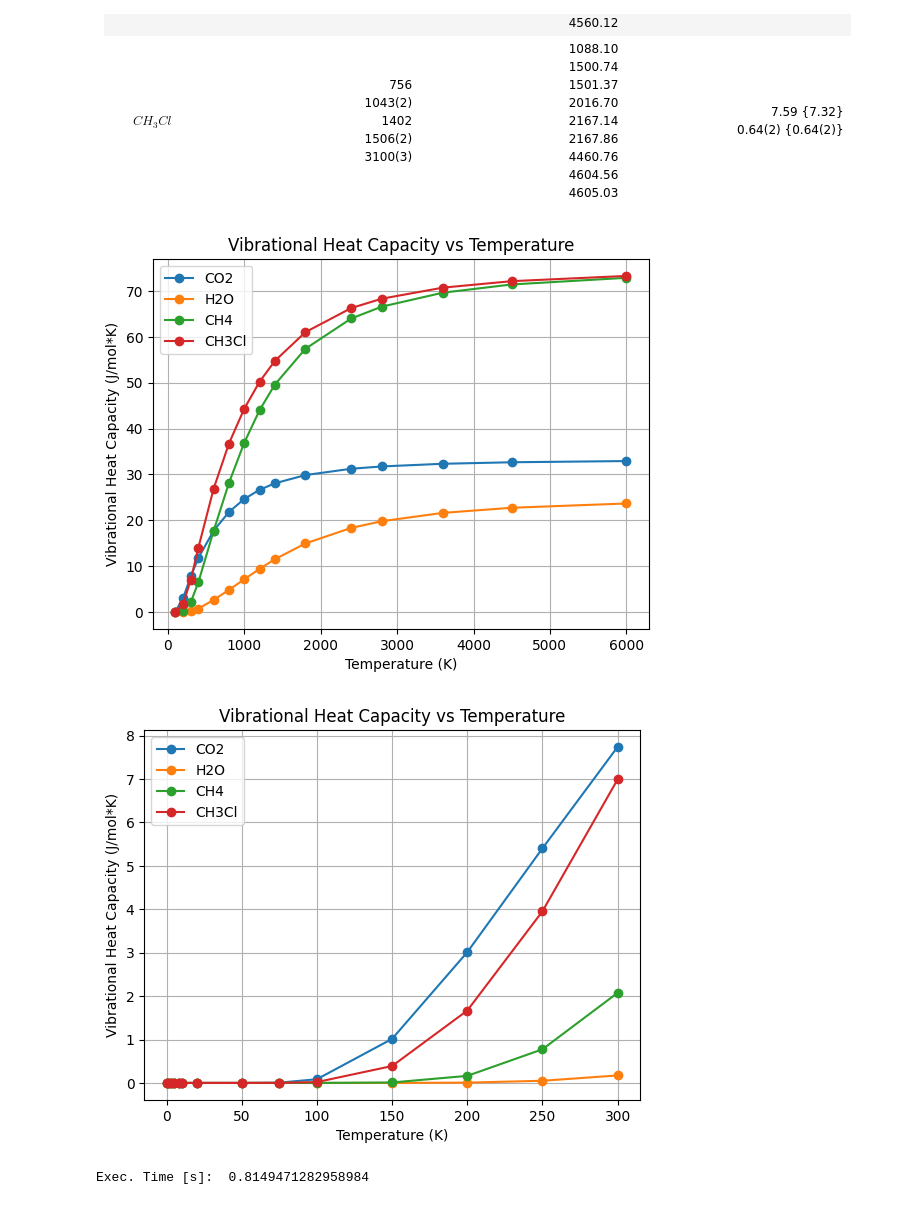
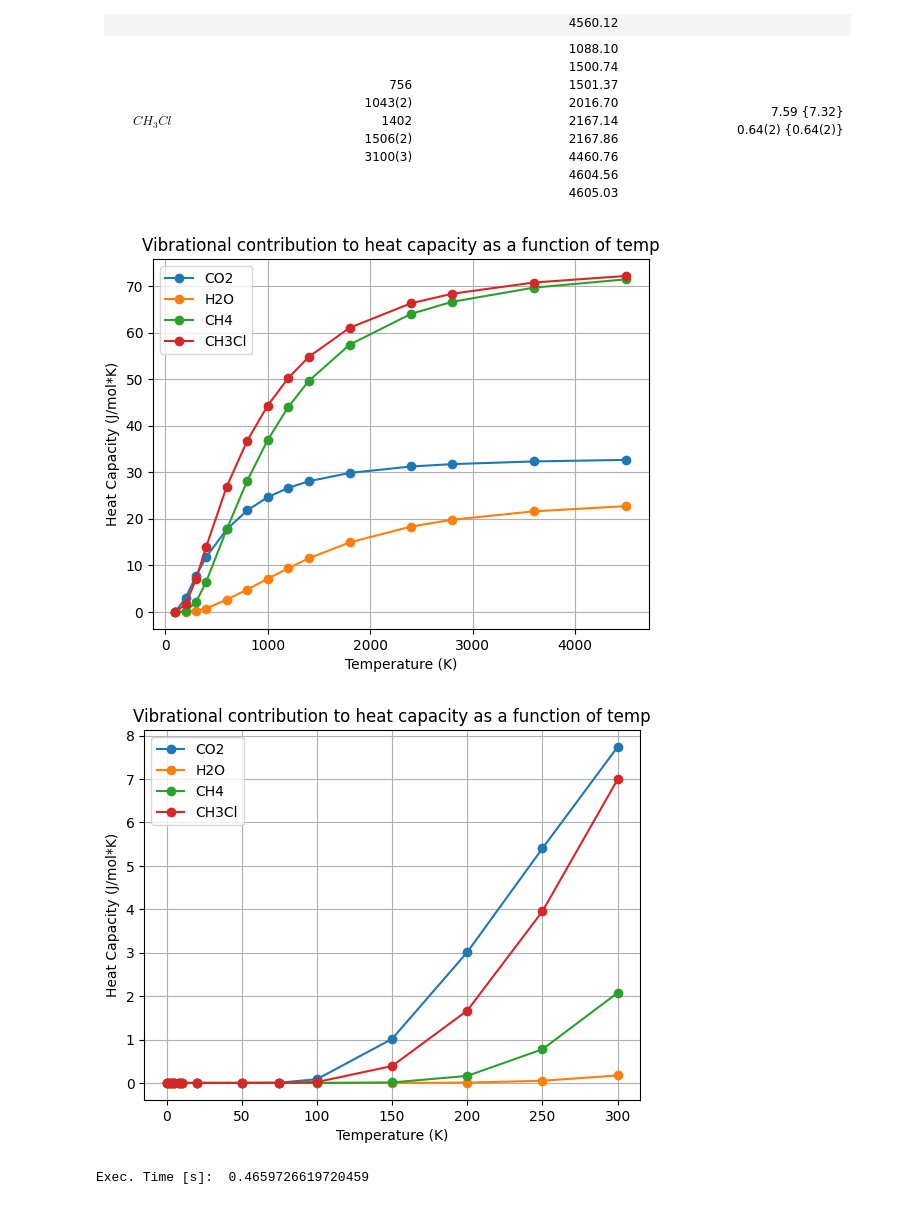
Before and after one commit to denny190/pchem_iv, a Jupyter notebook: Berdar_L04_qm_calc_freq.ipynb, the cells around one changed output. Cells and saved outputs as stored; diff of their text form; code cells hidden in the pictures.

```diff
--- a/Berdar_L04_qm_calc_freq.ipynb
+++ b/Berdar_L04_qm_calc_freq.ipynb
@@ -203,36 +202,36 @@ def plot_vibrational_heat_capacity(molecule_data, temperatures):
             c_vib = vibrational_heat_capacity(theta, temp)
             c_vib_plot.append(c_vib)
         heat_capacity_data[molecule_name] = c_vib_plot
 
     for molecule_name, c_vib_values in heat_capacity_data.items():
         plt.plot(temperatures, c_vib_values, marker='o', label=molecule_name)
 
     plt.legend()
     plt.grid(True)
     plt.xlabel('Temperature (K)')
-    plt.ylabel('Vibrational Heat Capacity (J/mol*K)')
-    plt.title('Vibrational Heat Capacity vs Temperature')
+    plt.ylabel('Heat Capacity (J/mol*K)')
+    plt.title('Vibrational contribution to heat capacity as a function of temp')
     plt.show()
 
 molecules = {
     "CO2": [984.86, 984.86, 1999.48, 3502.99],
     "H2O": [2414.6, 5575.9, 5724.61],
     "CH4": [1950.58, 1951.06, 1951.4, 2274.77, 2274.86, 4391.22, 4559.39, 4559.87, 4560.12],
     "CH3Cl": [1088.10, 1500.74, 1501.37, 2016.70, 2167.14, 2167.86, 4460.76, 4604.56, 4605.03]
 }
 
 high_temperatures = [
     100, 200, 300, 400, 600, 800, 1000, 1200, 1400,
-    1800, 2400, 2800, 3600, 4500, 6000
+    1800, 2400, 2800, 3600, 4500
 ]
 
 low_temperatures = [ 0.1, 1, 3, 5, 8, 10, 20, 50, 75, 100, 150, 200, 250, 300]
 
 plot_vibrational_heat_capacity(molecules, high_temperatures)
 plot_vibrational_heat_capacity(molecules, low_temperatures)
 
 print("Exec. Time [s]: ", time.time() - start)
 # %% [output]
-[figure, old version]
+[figure, new version]
-[figure, old version]
+[figure, new version]
-Exec. Time [s]:  0.8149471282958984
+Exec. Time [s]:  0.4659726619720459
```
Also changed, not shown: parts of 4 cells of this notebook.
